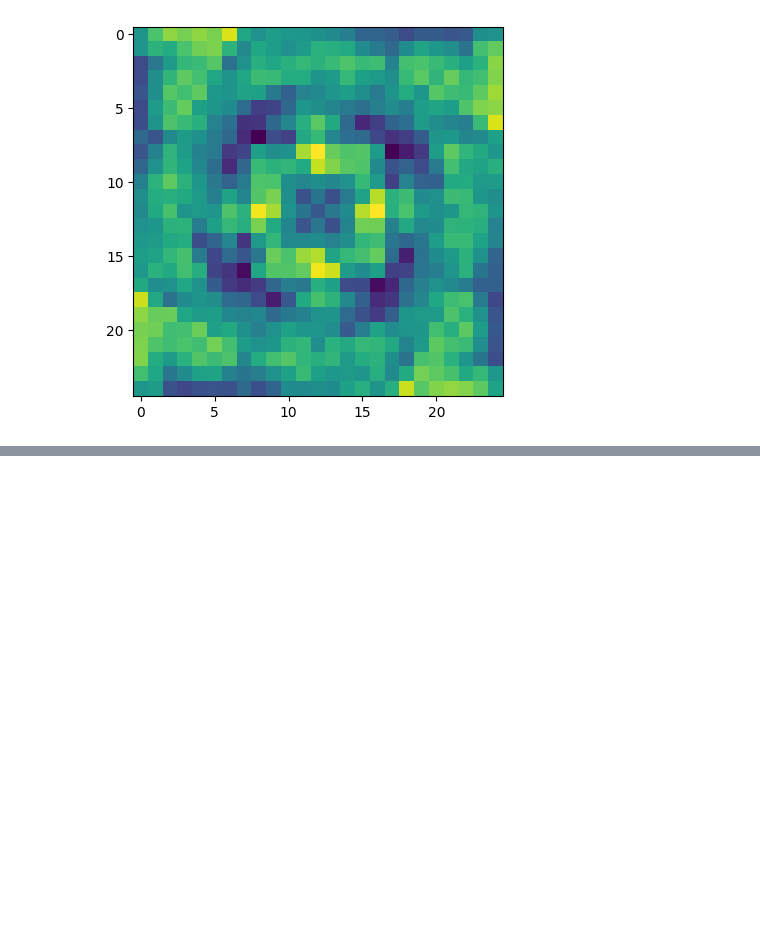
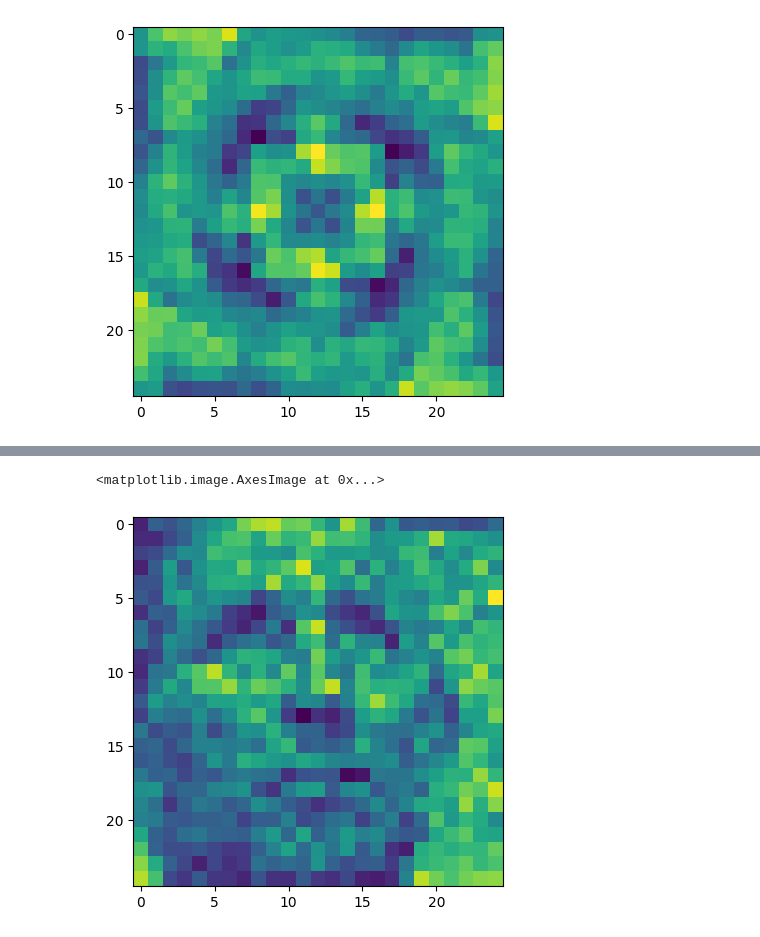
Before and after one commit to jtpotato/simc-2024, a Jupyter notebook: challenge_john_monash.ipynb, the cells around one changed output, grey strips where cells are left out. Saved outputs shown, nothing was run; the diff lists cells and outputs as text; code cells hidden in the pictures; blank space fills up the shorter version.

```diff
--- a/challenge_john_monash.ipynb
+++ b/challenge_john_monash.ipynb
@@ -400,0 +401,9 @@ for i in range(4):
+# %%
+task_7_fa_final_image = combine_clusters(
+    np.reshape(average_img(task_7_fa_orientations[0]), (25, 25)), task_7_fa_orientations
+)
+
+plt.imshow(np.rot90(task_7_fa_final_image, 3))
+# %% [output]
+<matplotlib.image.AxesImage at 0x...>
+[figure, added]
```
Also changed, not shown: parts of 19 cells of this notebook.
